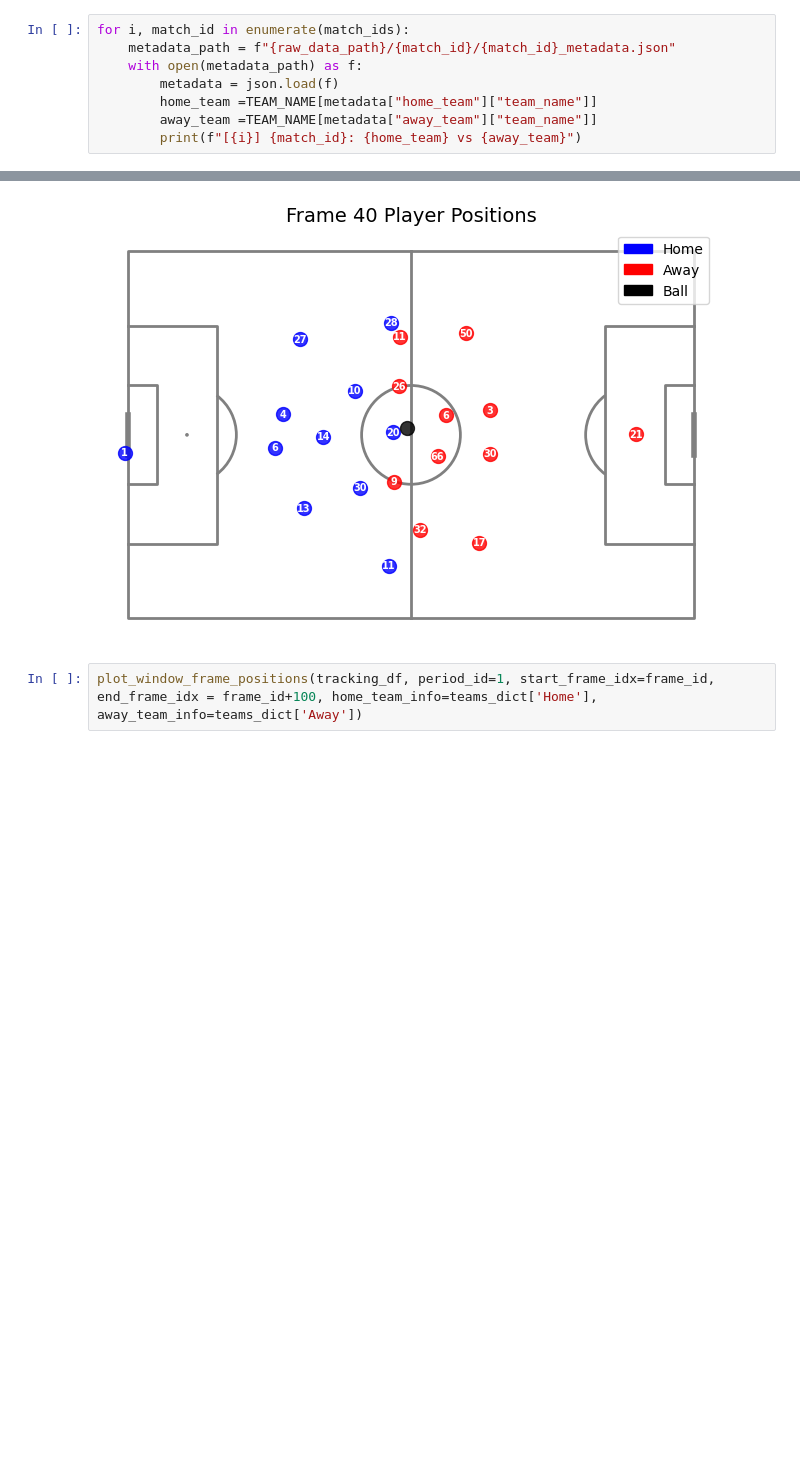
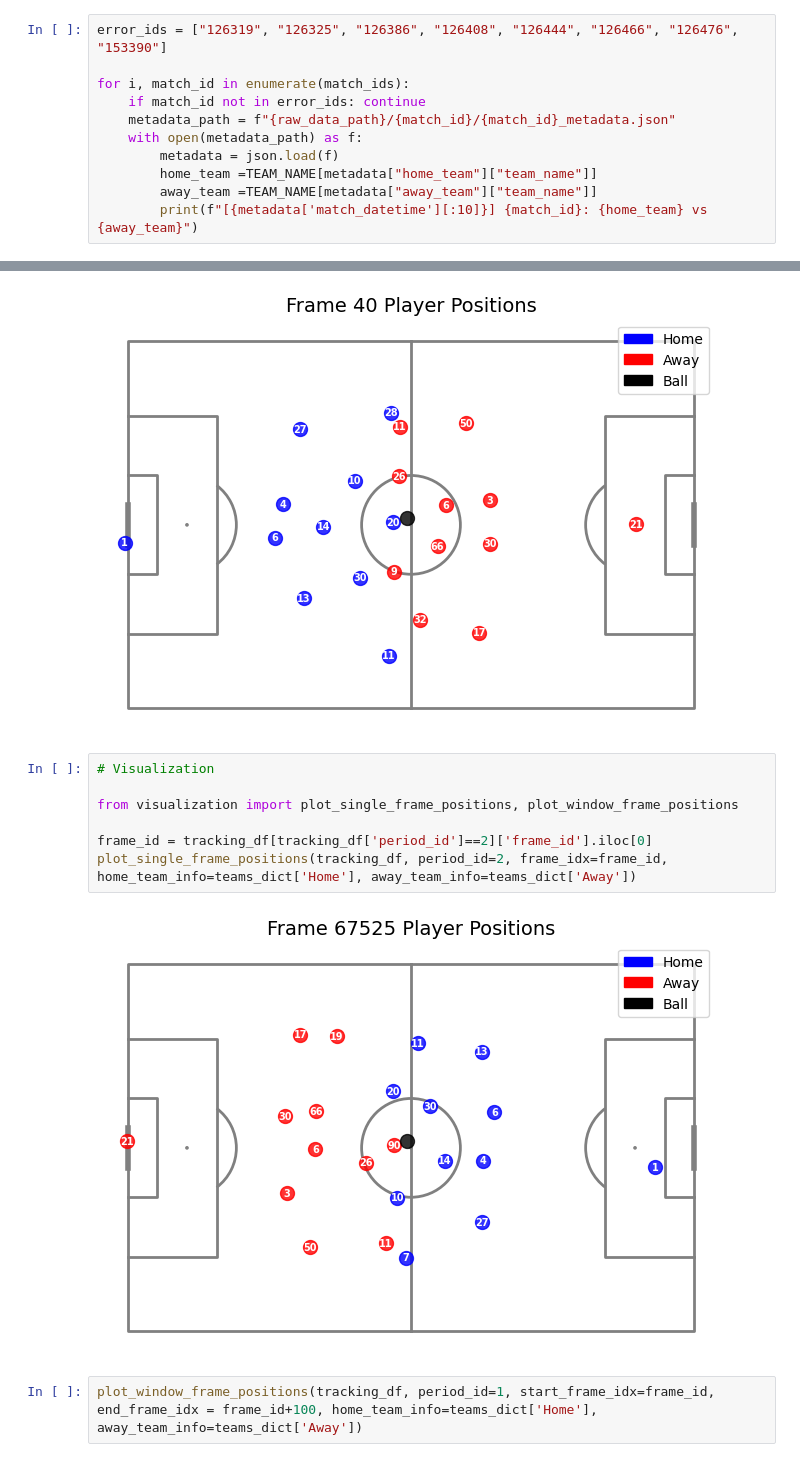
Before and after one commit to leemingo/express-v2, a Jupyter notebook: notebook/4-merge-event-tracking.ipynb, the cells around one changed output, grey strips where cells are left out. Cells and saved outputs as stored; diff of their text form; blank space fills up the shorter version.

```diff
--- a/notebook/4-merge-event-tracking.ipynb
+++ b/notebook/4-merge-event-tracking.ipynb
@@ -35,11 +35,14 @@ os.listdir(os.path.join(raw_data_path, match_ids[0]))
  '126285_2_frame_data.jsonl',
  '126285_1_event_data.json']
 # %%
+error_ids = ["126319", "126325", "126386", "126408", "126444", "126466", "126476", "153390"]
+
 for i, match_id in enumerate(match_ids):
+    if match_id not in error_ids: continue
     metadata_path = f"{raw_data_path}/{match_id}/{match_id}_metadata.json"
     with open(metadata_path) as f:
         metadata = json.load(f)
         home_team =TEAM_NAME[metadata["home_team"]["team_name"]]
         away_team =TEAM_NAME[metadata["away_team"]["team_name"]]
-        print(f"[{i}] {match_id}: {home_team} vs {away_team}")
+        print(f"[{metadata['match_datetime'][:10]}] {match_id}: {home_team} vs {away_team}")
 # %% [output]
@@ -195,6 +198,15 @@ frame_id = tracking_df[tracking_df['period_id']==1]['frame_id'].iloc[0]
 plot_single_frame_positions(tracking_df, period_id=1, frame_idx=frame_id, home_team_info=teams_dict['Home'], away_team_info=teams_dict['Away'])
 # %% [output]
 [figure]
+# %%
+# Visualization
+
+from visualization import plot_single_frame_positions, plot_window_frame_positions
+
+frame_id = tracking_df[tracking_df['period_id']==2]['frame_id'].iloc[0]
+plot_single_frame_positions(tracking_df, period_id=2, frame_idx=frame_id, home_team_info=teams_dict['Home'], away_team_info=teams_dict['Away'])
+# %% [output]
+[figure, added]
 # %%
 plot_window_frame_positions(tracking_df, period_id=1, start_frame_idx=frame_id, end_frame_idx = frame_id+100, home_team_info=teams_dict['Home'], away_team_info=teams_dict['Away'])
 # %% [output]
```
Also changed, not shown: parts of 2 cells of this notebook, 12 other files.
